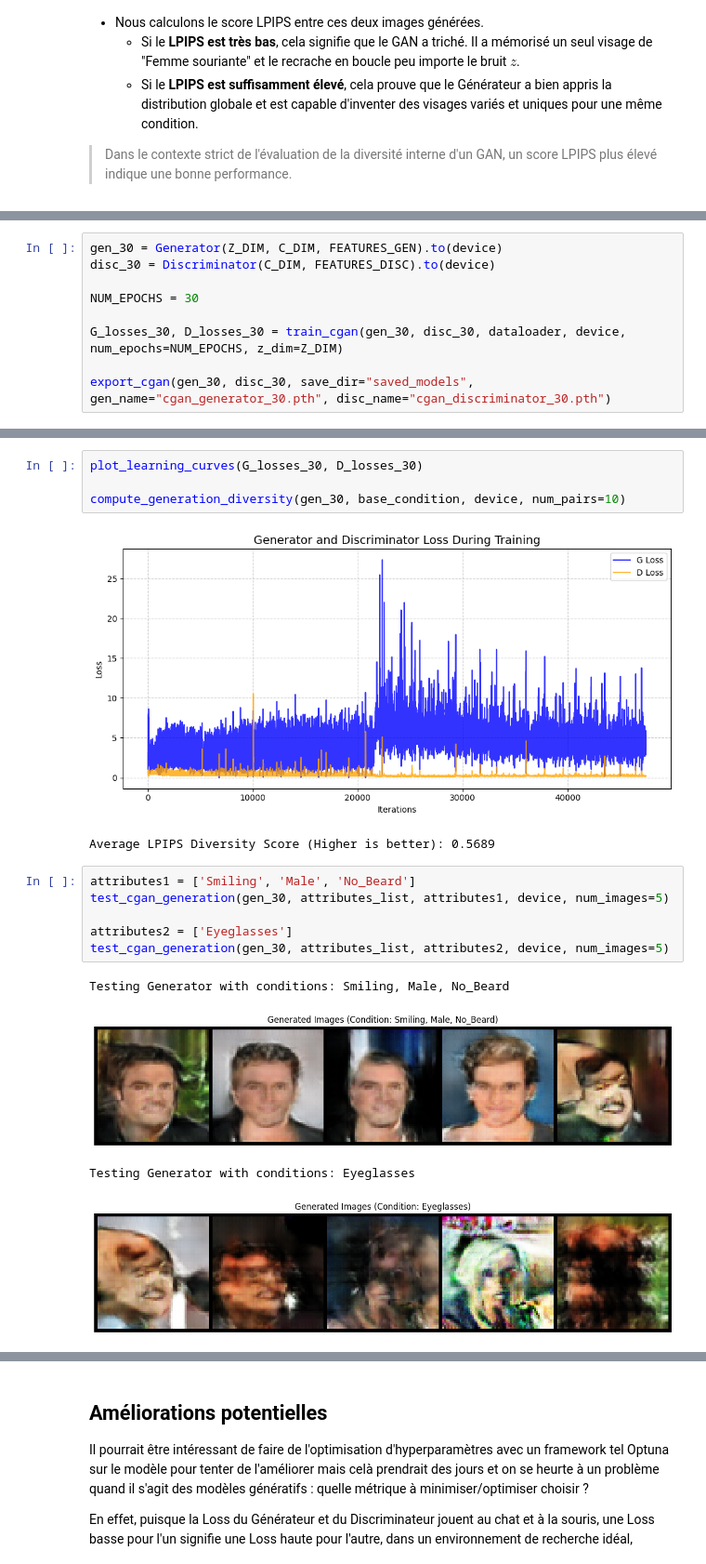
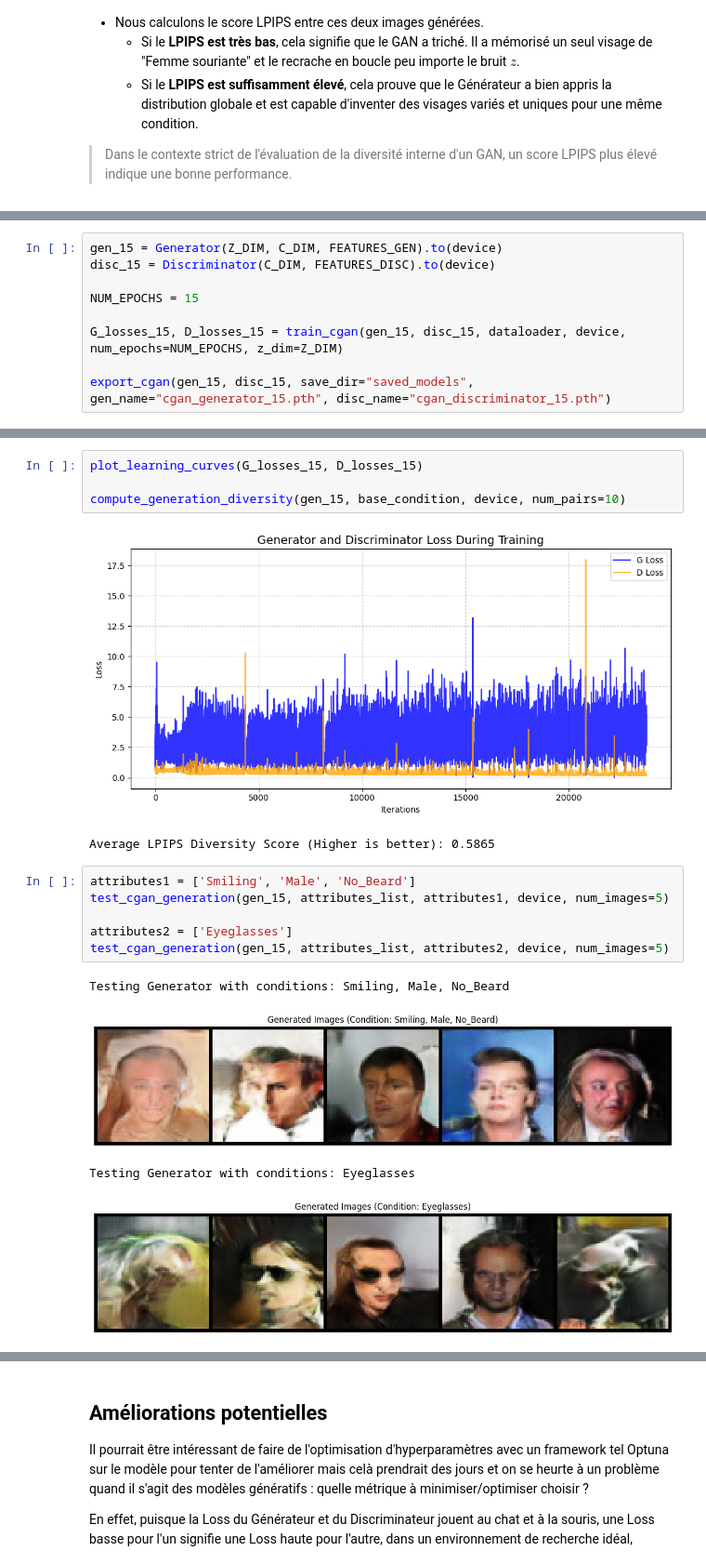
Before and after one commit to Romain-Amigon/8INF883, a Jupyter notebook: GAN/GAN.ipynb, the cells around one changed output, grey strips where cells are left out. Shown at 93% size. Drawn from its saved outputs; the diff is of its cells as text.

Commit message:
update gan model and create streamlit

```diff
--- a/GAN/GAN.ipynb
+++ b/GAN/GAN.ipynb
@@ -866,11 +863,11 @@ Average LPIPS Diversity Score (Higher is better): 0.6154
 # %%
-gen_30 = Generator(Z_DIM, C_DIM, FEATURES_GEN).to(device)
-disc_30 = Discriminator(C_DIM, FEATURES_DISC).to(device)
+gen_15 = Generator(Z_DIM, C_DIM, FEATURES_GEN).to(device)
+disc_15 = Discriminator(C_DIM, FEATURES_DISC).to(device)
 
-NUM_EPOCHS = 30
+NUM_EPOCHS = 15
 
-G_losses_30, D_losses_30 = train_cgan(gen_30, disc_30, dataloader, device, num_epochs=NUM_EPOCHS, z_dim=Z_DIM)
+G_losses_15, D_losses_15 = train_cgan(gen_15, disc_15, dataloader, device, num_epochs=NUM_EPOCHS, z_dim=Z_DIM)
 
-export_cgan(gen_30, disc_30, save_dir="saved_models", gen_name="cgan_generator_30.pth", disc_name="cgan_discriminator_30.pth")
+export_cgan(gen_15, disc_15, save_dir="saved_models", gen_name="cgan_generator_15.pth", disc_name="cgan_discriminator_15.pth")
 # %% [output]
 Starting Training Loop...
@@ -891,21 +888,21 @@ Total training time: 01h 13m 25s
 --------------------------------------------------
 Models exported successfully in: saved_models/
 # %%
-plot_learning_curves(G_losses_30, D_losses_30)
+plot_learning_curves(G_losses_15, D_losses_15)
 
-compute_generation_diversity(gen_30, base_condition, device, num_pairs=10)
+compute_generation_diversity(gen_15, base_condition, device, num_pairs=10)
 # %% [output]
-[figure, old version]
+[figure, new version]
-Average LPIPS Diversity Score (Higher is better): 0.5689
+Average LPIPS Diversity Score (Higher is better): 0.5865
 # %%
 attributes1 = ['Smiling', 'Male', 'No_Beard']
-test_cgan_generation(gen_30, attributes_list, attributes1, device, num_images=5)
+test_cgan_generation(gen_15, attributes_list, attributes1, device, num_images=5)
 
 attributes2 = ['Eyeglasses']
-test_cgan_generation(gen_30, attributes_list, attributes2, device, num_images=5)
+test_cgan_generation(gen_15, attributes_list, attributes2, device, num_images=5)
 # %% [output]
 Testing Generator with conditions: Smiling, Male, No_Beard
-[figure, old version]
+[figure, new version]
 Testing Generator with conditions: Eyeglasses
-[figure, old version]
+[figure, new version]
 # %% [markdown]
```
Also changed, not shown: parts of 12 cells of this notebook, 4 other files.
